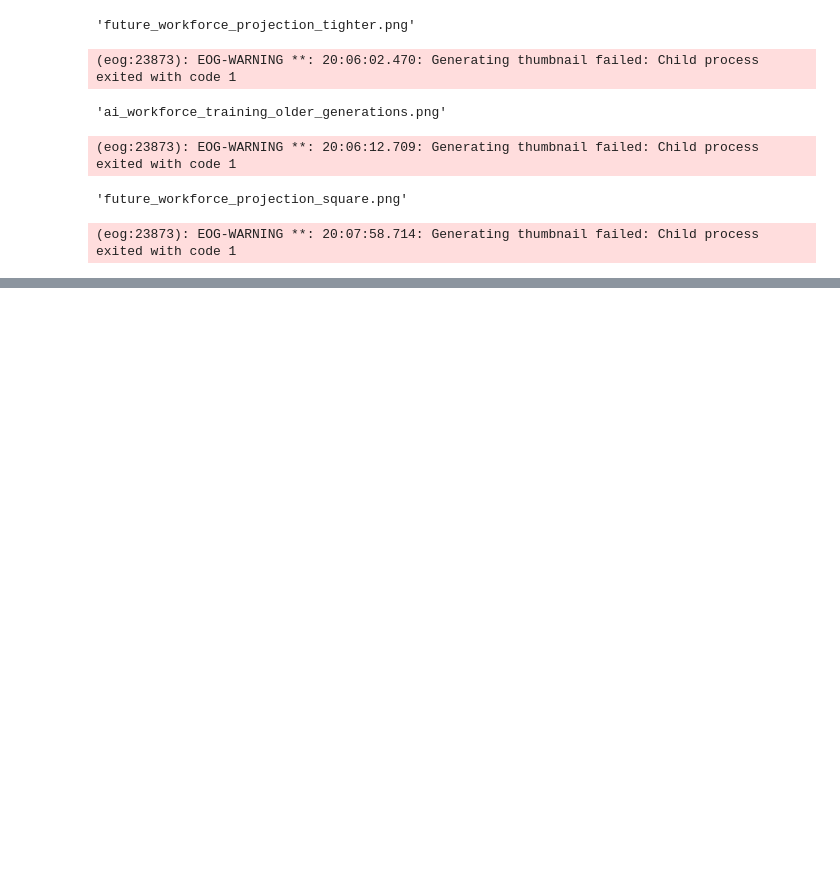
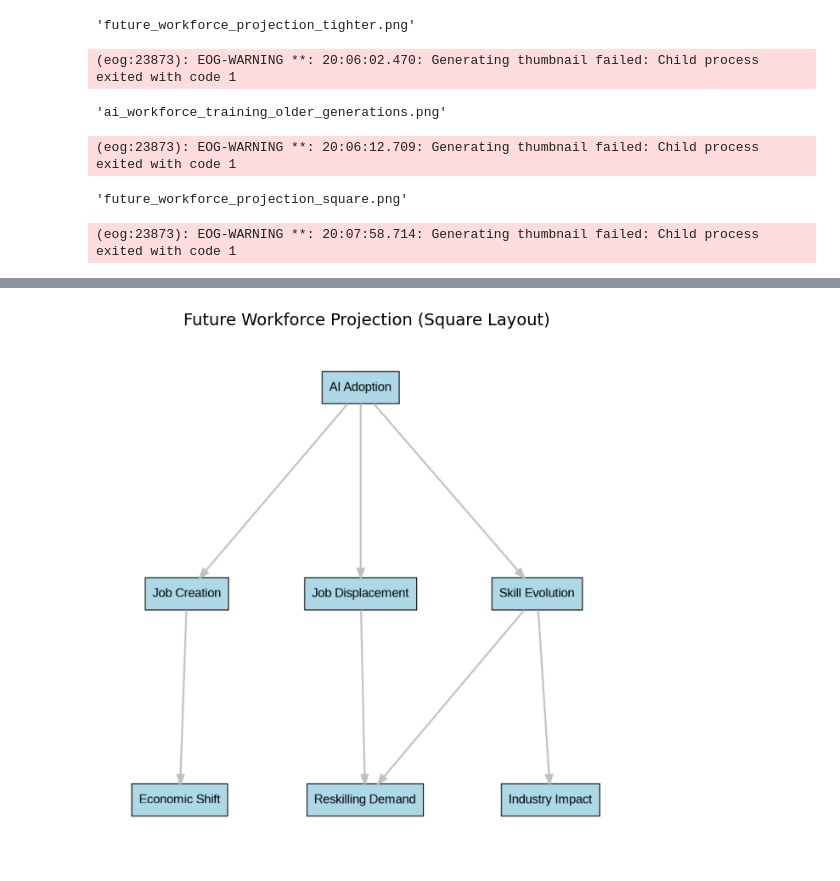
Before and after one commit to Python-Big-Data-Science-NYC/gpt_finance, a Jupyter notebook: training v2.ipynb, the cells around one changed output, grey strips where cells are left out. Cells and saved outputs as stored; diff of their text form; code cells hidden in the pictures; blank space fills up the shorter version.

```diff
--- a/training v2.ipynb
+++ b/training v2.ipynb
@@ -968,0 +1128,62 @@ dot.render("future_workforce_projection_square", view=True)
+# %%
+import pygraphviz as pgv
+import matplotlib.pyplot as plt
+import networkx as nx
+
+# Create a directed graph
+G = nx.DiGraph()
+
+# Nodes with labels
+nodes = {
+    "AI Adoption": "AI Adoption\n(75% of firms by 2030)",
+    "Job Displacement": "Job Displacement\n(30% of roles automated)",
+    "Job Creation": "Job Creation\n(20% new AI roles)",
+    "Skill Evolution": "Skill Evolution\n(85% new skills required)",
+    "Industry Impact": "Industry Impact\n(90% impact in finance & tech)",
+    "Economic Shift": "Economic Shift\n(5-7% GDP growth)",
+    "Reskilling Demand": "Reskilling Demand\n(1B+ workers retrained)"
+}
+
+# Define edges
+edges = [
+    ("AI Adoption", "Job Displacement"),
+    ("AI Adoption", "Job Creation"),
+    ("AI Adoption", "Skill Evolution"),
+    ("Skill Evolution", "Reskilling Demand"),
+    ("Job Creation", "Economic Shift"),
+    ("Job Displacement", "Reskilling Demand"),
+    ("Skill Evolution", "Industry Impact")
+]
+
+# Add nodes and edges
+G.add_nodes_from(nodes.keys())
+G.add_edges_from(edges)
+
+# Convert NetworkX to AGraph for better layout control
+A = nx.nx_agraph.to_agraph(G)
+
+# Set graph attributes for a **square layout**
+A.graph_attr.update(size="8,8!", ratio="fill", splines="true", rankdir="TB")
+
+# Style nodes
+for node in nodes:
+    A.get_node(node).attr.update(
+        shape="box", style="filled", fillcolor="lightblue", fontname="Arial", fontsize="14"
+    )
+
+# Style edges
+for edge in edges:
+    A.get_edge(*edge).attr.update(color="gray", penwidth="2")
+
+# Render and save as PNG
+A.draw("future_workforce_projection.png", prog="dot", format="png")
+
+# Display the image using Matplotlib
+img = plt.imread("future_workforce_projection.png")
+plt.figure(figsize=(8, 8))
+plt.imshow(img)
+plt.axis("off")  # Hide axis
+plt.title("Future Workforce Projection (Square Layout)", fontsize=14)
+plt.show()
+# %% [output]
+[figure, added]
```
Also changed, not shown: parts of 17 cells of this notebook, 7 other files.
